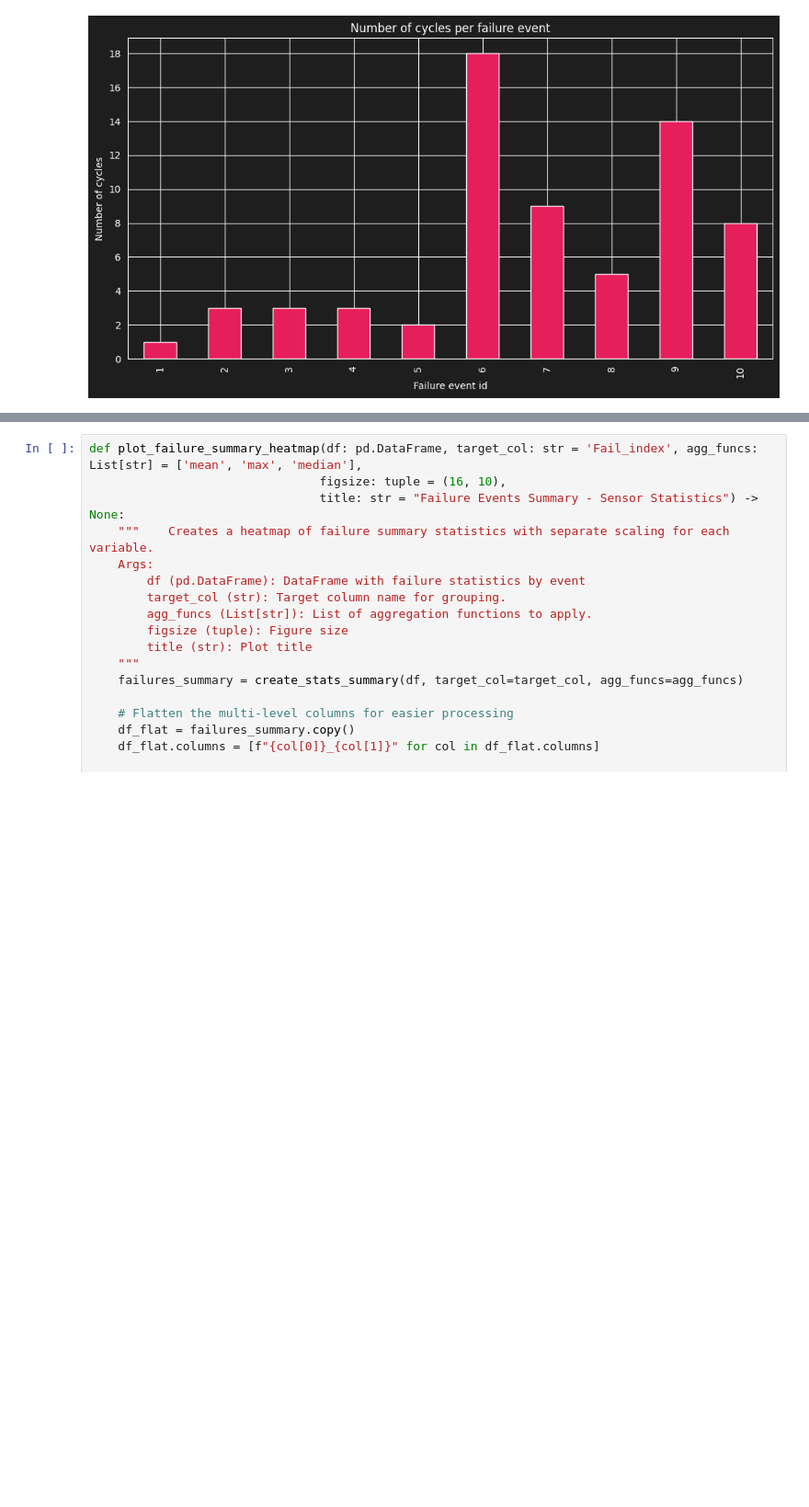
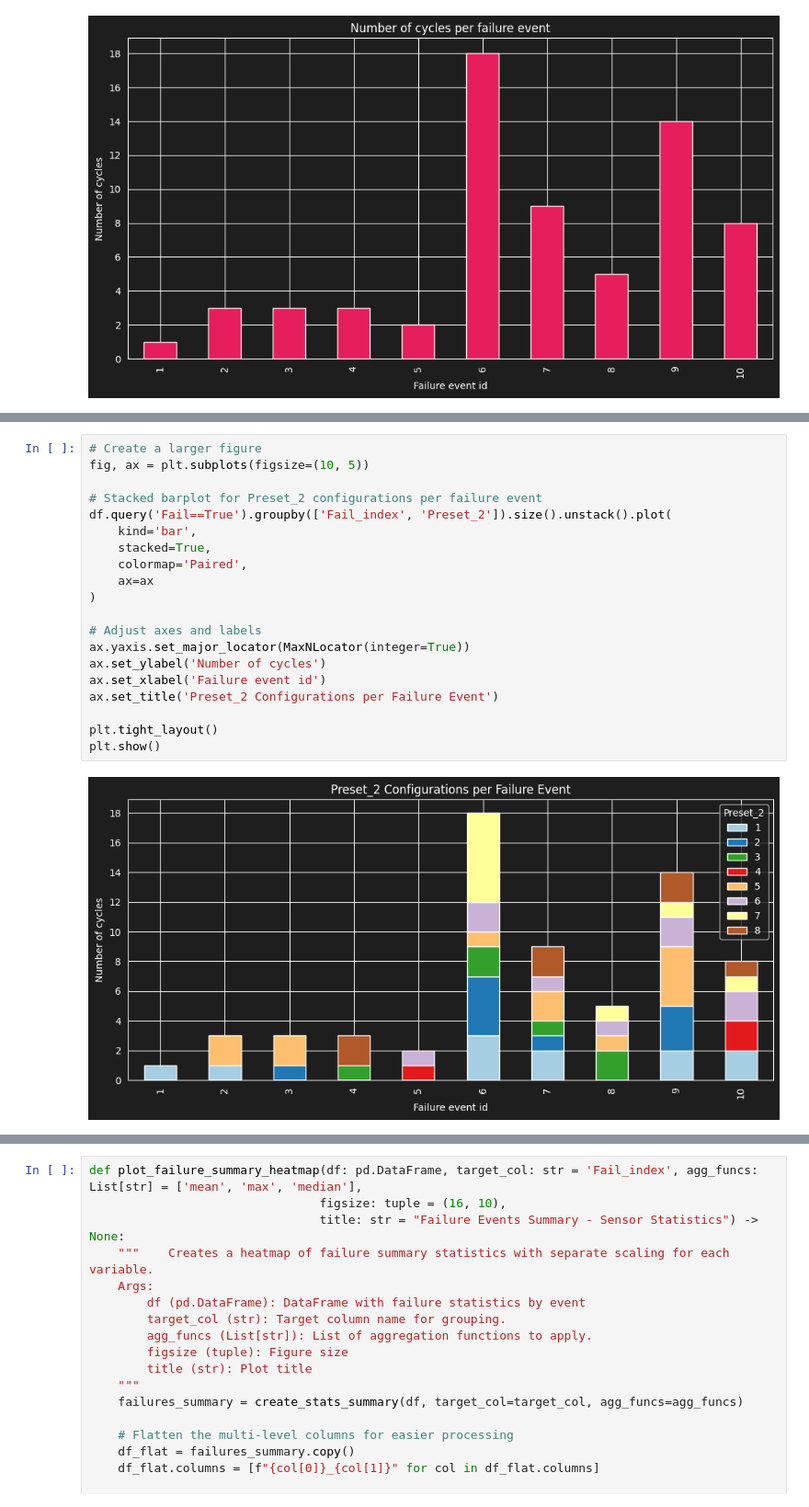
Before and after one commit to jackson-simionato/fpso-equipment-monitoring, a Jupyter notebook: notebooks/01_eda_exploration.ipynb, the cells around one changed output, grey strips where cells are left out. Shown at 92% size. Saved outputs shown, nothing was run; the diff lists cells and outputs as text; blank space fills up the shorter version.

```diff
--- a/notebooks/01_eda_exploration.ipynb
+++ b/notebooks/01_eda_exploration.ipynb
@@ -606,0 +641,22 @@ The following analysis will look at these prolonged in greater detail to better
+# %%
+# Create a larger figure
+fig, ax = plt.subplots(figsize=(10, 5))
+
+# Stacked barplot for Preset_2 configurations per failure event
+df.query('Fail==True').groupby(['Fail_index', 'Preset_2']).size().unstack().plot(
+    kind='bar',
+    stacked=True,
+    colormap='Paired',
+    ax=ax
+)
+
+# Adjust axes and labels
+ax.yaxis.set_major_locator(MaxNLocator(integer=True))
+ax.set_ylabel('Number of cycles')
+ax.set_xlabel('Failure event id')
+ax.set_title('Preset_2 Configurations per Failure Event')
+
+plt.tight_layout()
+plt.show()
+# %% [output]
+[figure, added]
```
Also changed, not shown: parts of 39 cells of this notebook.
